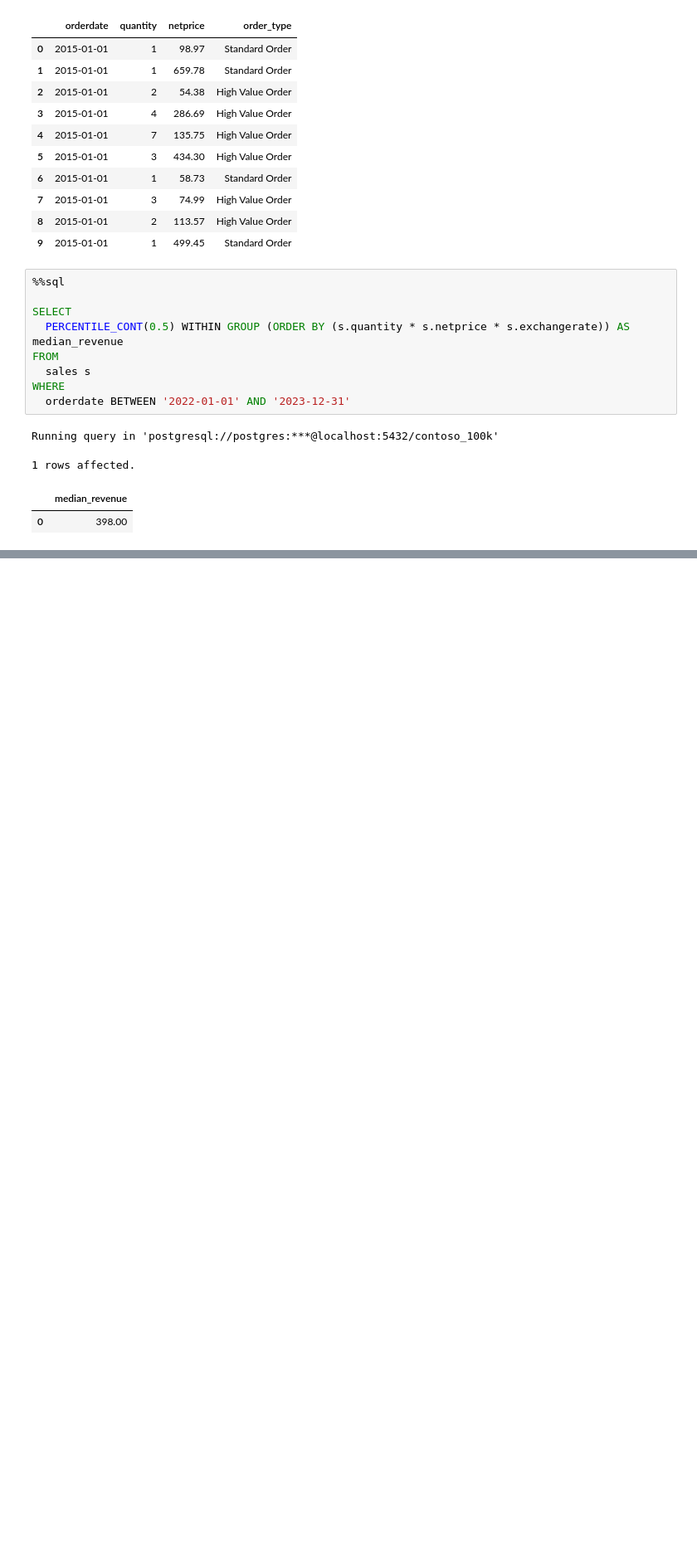
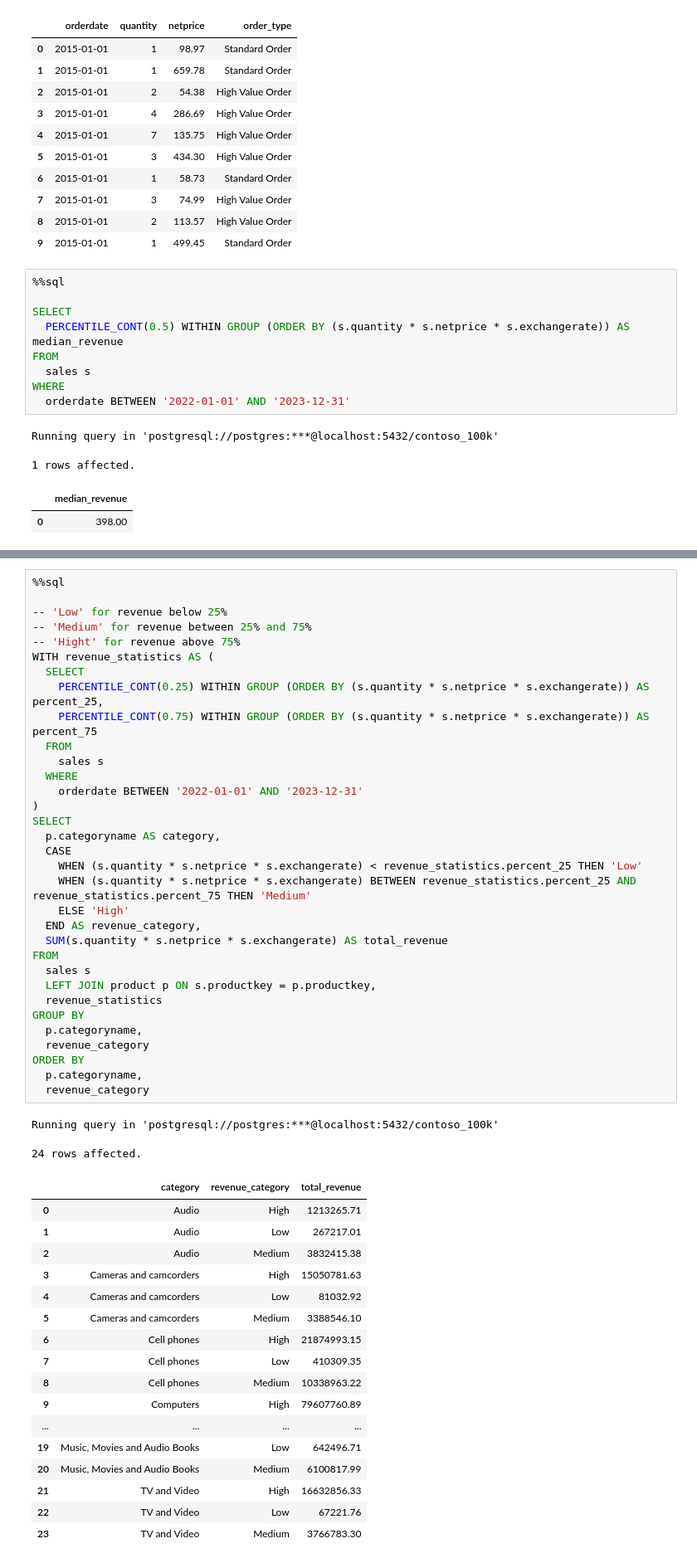
Before and after one commit to guyewen/PostgreSQL_Project, a Jupyter notebook: Google_Colab/Examples_with_Google_Colab.ipynb, the cells around one changed output, grey strips where cells are left out. Shown: that part at 83% size. Drawn from its saved outputs; the diff is of its cells as text; blank space fills up the shorter version.

```diff
--- a/Google_Colab/Examples_with_Google_Colab.ipynb
+++ b/Google_Colab/Examples_with_Google_Colab.ipynb
@@ -261,3 +267,56 @@ Running query in 'postgresql://postgres:***@localhost:5432/contoso_100k'
 | 5 | Home Appliances | 219797.07 | 6392649.61 |
 | 6 | Music, Movies and Audio Books | 685808.49 | 2303488.80 |
 | 7 | TV and Video | 272338.29 | 5542998.32 |
+# %%
+%%sql
+
+-- 'Low' for revenue below 25%
+-- 'Medium' for revenue between 25% and 75%
+-- 'Hight' for revenue above 75%
+WITH revenue_statistics AS (
+  SELECT
+    PERCENTILE_CONT(0.25) WITHIN GROUP (ORDER BY (s.quantity * s.netprice * s.exchangerate)) AS percent_25,
+    PERCENTILE_CONT(0.75) WITHIN GROUP (ORDER BY (s.quantity * s.netprice * s.exchangerate)) AS percent_75
+  FROM
+    sales s
+  WHERE
+    orderdate BETWEEN '2022-01-01' AND '2023-12-31'
+)
+SELECT
+  p.categoryname AS category,
+  CASE
+    WHEN (s.quantity * s.netprice * s.exchangerate) < revenue_statistics.percent_25 THEN 'Low'
+    WHEN (s.quantity * s.netprice * s.exchangerate) BETWEEN revenue_statistics.percent_25 AND revenue_statistics.percent_75 THEN 'Medium'
+    ELSE 'High'
+  END AS revenue_category,
+  SUM(s.quantity * s.netprice * s.exchangerate) AS total_revenue
+FROM
+  sales s
+  LEFT JOIN product p ON s.productkey = p.productkey,
+  revenue_statistics
+GROUP BY
+  p.categoryname,
+  revenue_category
+ORDER BY
+  p.categoryname,
+  revenue_category
+# %% [output]
+Running query in 'postgresql://postgres:***@localhost:5432/contoso_100k'
+24 rows affected.
+|  | category | revenue_category | total_revenue |
+| 0 | Audio | High | 1213265.71 |
+| 1 | Audio | Low | 267217.01 |
+| 2 | Audio | Medium | 3832415.38 |
+| 3 | Cameras and camcorders | High | 15050781.63 |
+| 4 | Cameras and camcorders | Low | 81032.92 |
+| 5 | Cameras and camcorders | Medium | 3388546.10 |
+| 6 | Cell phones | High | 21874993.15 |
+| 7 | Cell phones | Low | 410309.35 |
+| 8 | Cell phones | Medium | 10338963.22 |
+| 9 | Computers | High | 79607760.89 |
+| ... | ... | ... | ... |
+| 19 | Music, Movies and Audio Books | Low | 642496.71 |
+| 20 | Music, Movies and Audio Books | Medium | 6100817.99 |
+| 21 | TV and Video | High | 16632856.33 |
+| 22 | TV and Video | Low | 67221.76 |
+| 23 | TV and Video | Medium | 3766783.30 |
```
Also changed, not shown: parts of 6 cells of this notebook.
